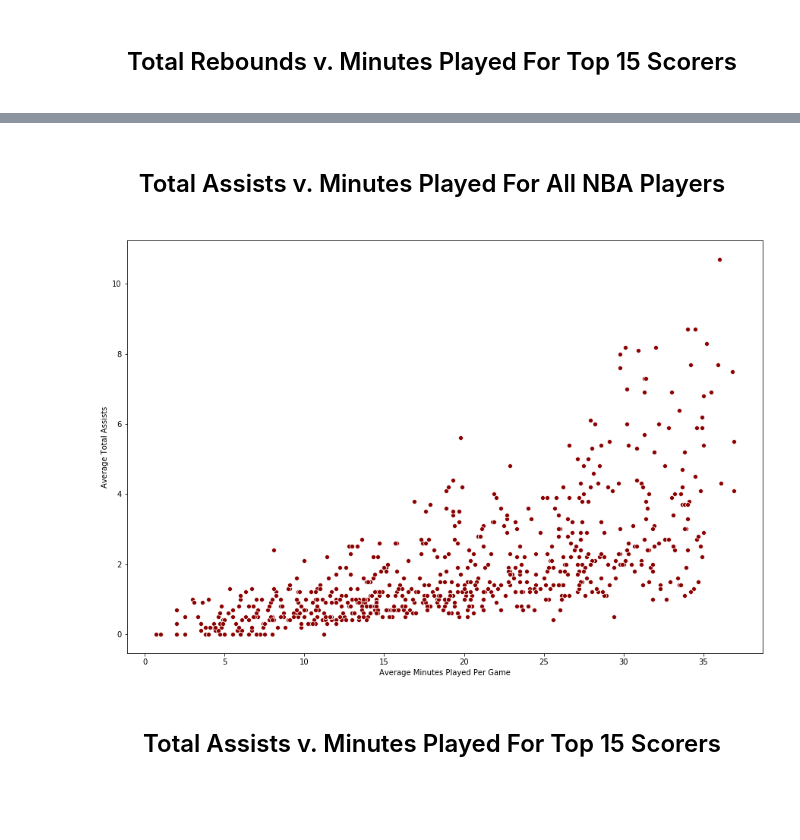
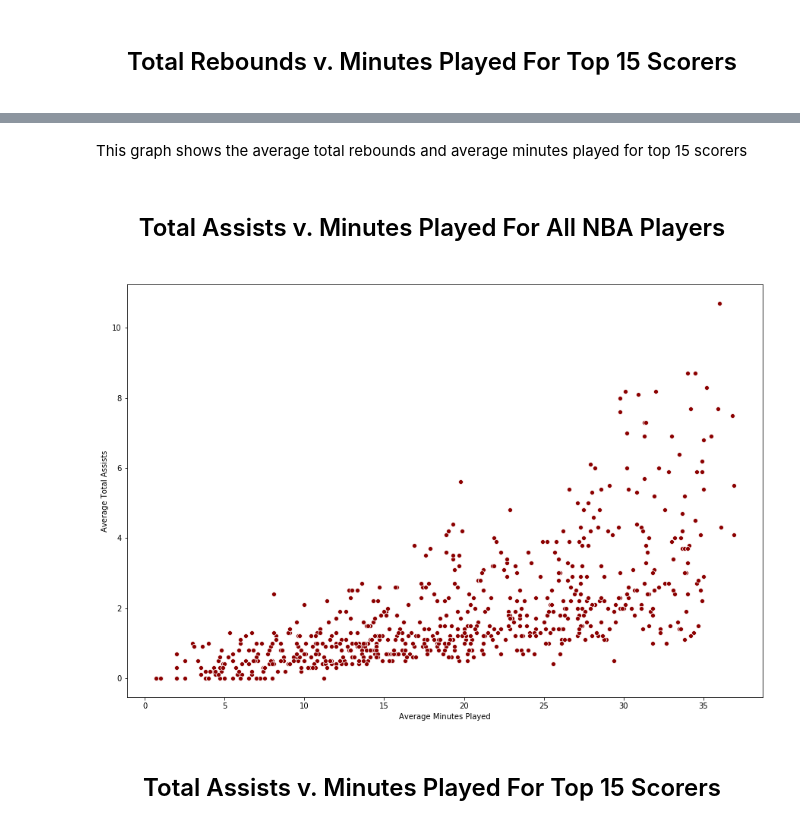
Before and after one commit to Ajnbro/nba320.github.io, a Jupyter notebook: Final Project Notebook.ipynb, the cells around one changed output, grey strips where cells are left out. Saved outputs shown, nothing was run; the diff lists cells and outputs as text; code cells hidden in the pictures; blank space fills up the shorter version.

```diff
--- a/Final Project Notebook.ipynb
+++ b/Final Project Notebook.ipynb
@@ -317,3 +323,5 @@ Explanation
+# %% [markdown]
+This graph shows the average total rebounds and average minutes played for top 15 scorers
 # %% [markdown]
 <center>
 <h1 style="font-size:24px">Total Assists v. Minutes Played For All NBA Players</h1>
@@ -321,15 +329,15 @@ Explanation
 # %%
 plt.figure(figsize=(15, 10))
 # Create a scatterplot of the average total assists vs average minutes played for all players
 ax = sns.scatterplot(x = 'MP', y = 'AST', data = nba_stats, color='darkred')
 
 # Set up axis
-ax.set_xlabel('Average Minutes Played Per Game')
+ax.set_xlabel('Average Minutes Played')
 ax.set_ylabel('Average Total Assists')
 
 plt.show()
 # %% [output]
-[figure, old version]
+[figure, new version]
 # %% [markdown]
 <center>
 <h1 style="font-size:24px">Total Assists v. Minutes Played For Top 15 Scorers</h1>
```
Also changed, not shown: parts of 35 cells of this notebook, 1 other file.
